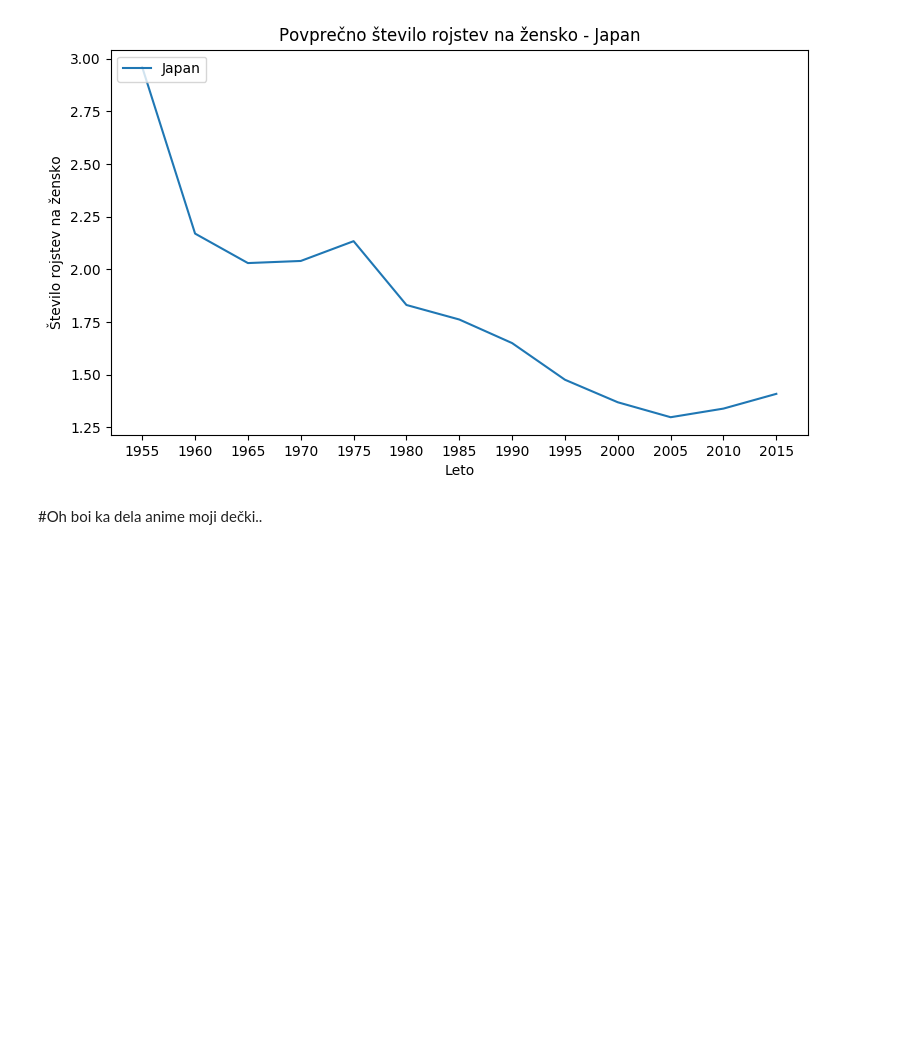
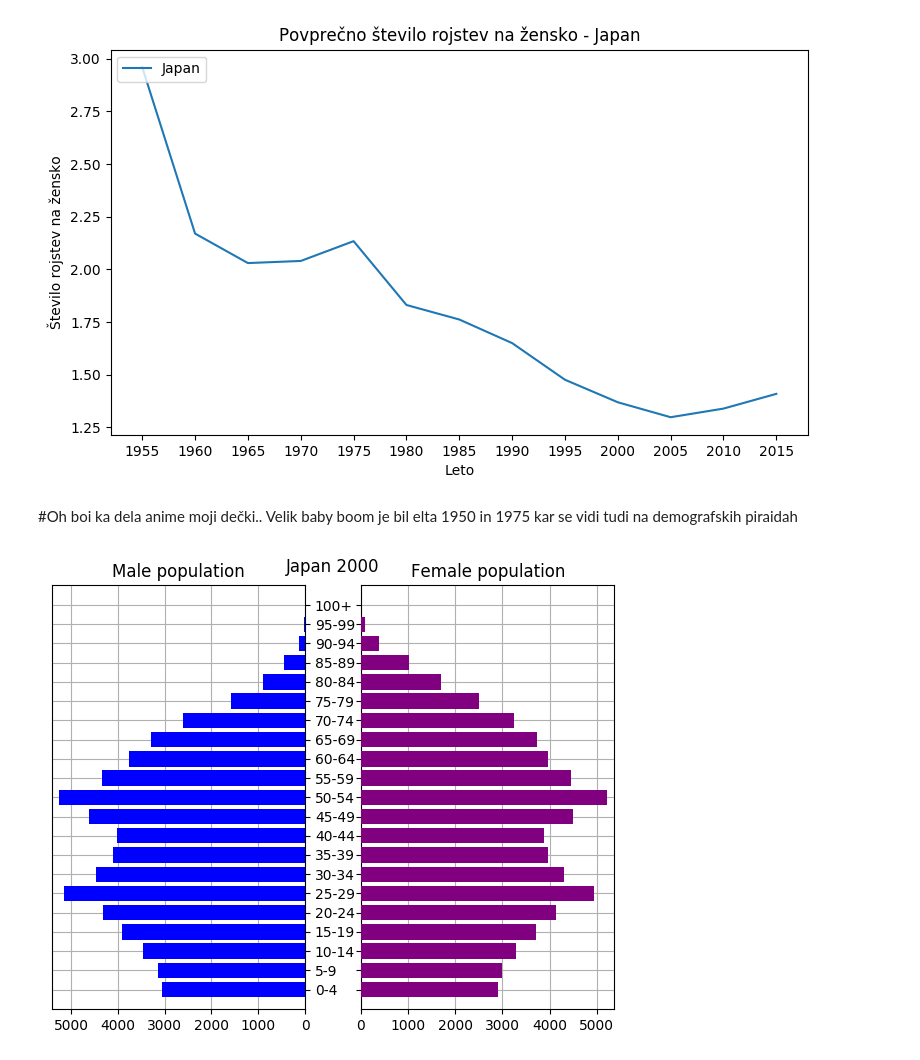
Before and after one commit to MaticSincek/PR18JJMSTB, a Jupyter notebook: vmesno-poročilo.ipynb, the cells around one changed output. Cells and saved outputs as stored; diff of their text form; code cells hidden in the pictures; blank space fills up the shorter version.

Commit message:
added Japan

```diff
--- a/vmesno-poročilo.ipynb
+++ b/vmesno-poročilo.ipynb
@@ -656,4 +655,8 @@ childrenBorn("Japan")
 # %% [output]
 [figure]
 # %% [markdown]
-#Oh boi ka dela anime moji dečki..
+#Oh boi ka dela anime moji dečki.. Velik baby boom je bil elta 1950 in 1975 kar se vidi tudi na demografskih piraidah
+# %%
+ageGroupVisualisation("WPP2017_PopulationByAgeSex_Medium.csv", 2000, "Japan")
+# %% [output]
+[figure, added]
```
Also changed, not shown: parts of 3 cells of this notebook.
